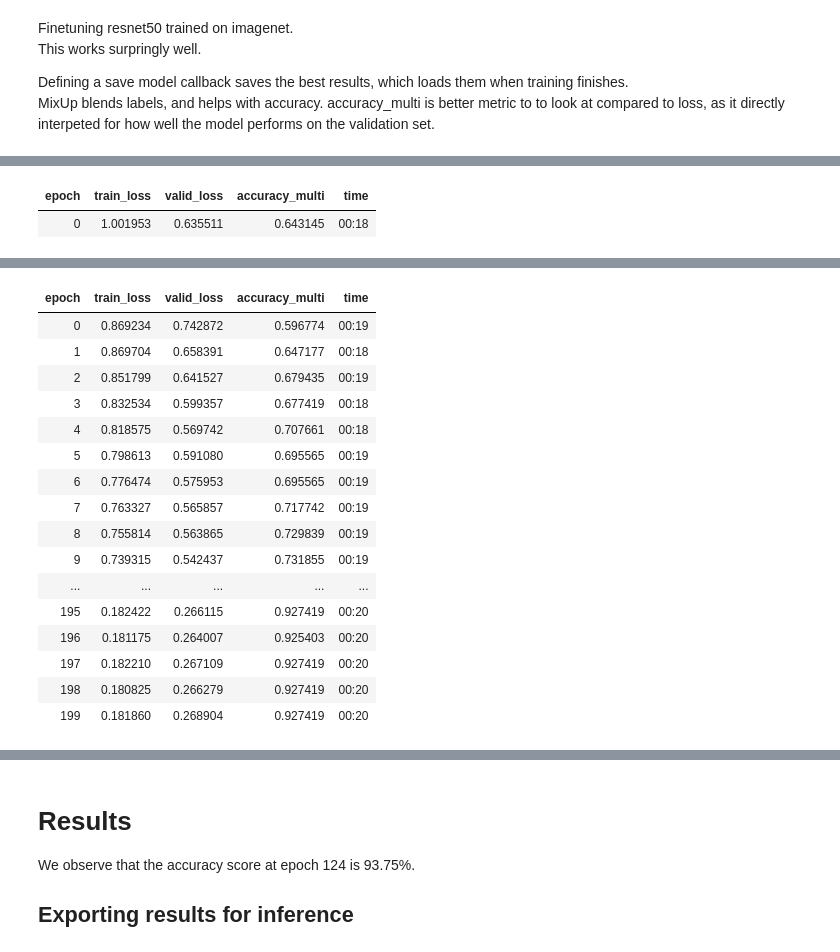
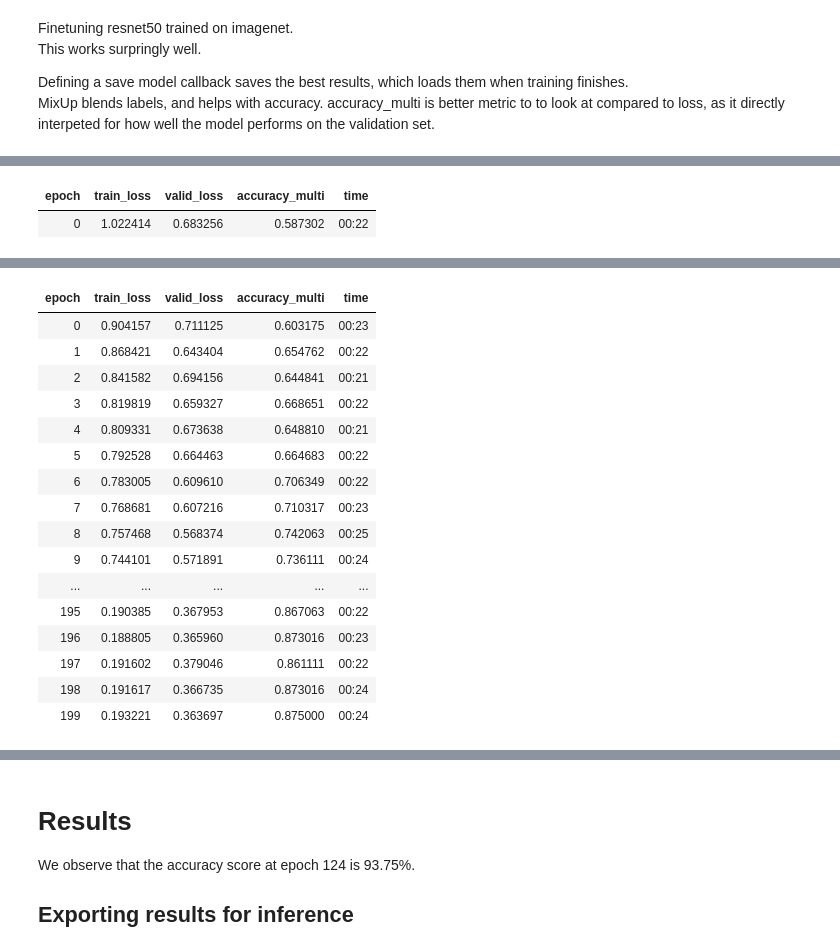
Before and after one commit to voibit/DAT255, a Jupyter notebook: DeepShip/1. deepship_3ch.ipynb, the cells around one changed output, grey strips where cells are left out. Drawn from its saved outputs; the diff is of its cells as text; code cells hidden in the pictures.

```diff
--- a/DeepShip/1. deepship_3ch.ipynb
+++ b/DeepShip/1. deepship_3ch.ipynb
@@ -221,0 +237,3 @@ def get_wavs(p : Path) :
+# %%
+def num_samples(p : Path):
+    return torchaudio.info(p).num_frames
@@ -222,3 +253,6 @@ def get_wavs(p : Path) :
+# %%
+wgts = [num_samples(fns[idx]) if PurePath(fns[idx]).parent.name != 'Noise' else num_samples(fns[idx])*2 for idx in train]
+wgts = np.divide(wgts, sum(wgts))
 # %% [markdown]
 ## Dataloaders
 MultiCategorty is used so we can train with noise.
@@ -244,5 +278,5 @@ A better way would have been to put the transformation from samples to spectrogr
 In this notebook i have used the midlevel fastapi for the transforms, however it is posible to dive down in pytorch model,
 as I have done in the tensorflow notebook under the Experiments folder.
 # %%
-dls = db.dataloaders(path, bs=32, num_workers=0)
+dls = db.dataloaders(path, bs=32, num_workers=0, dl_type=WeightedDL, wgts=wgts)
 # %%
@@ -266,7 +308,7 @@ Defining a save model callback saves the best results, which loads them when tra
 MixUp blends labels, and helps with accuracy.
 accuracy_multi is better metric to to look at compared to loss, as it directly interpeted for how well the model performs on the validation set.
 # %%
-learn = cnn_learner(dls, resnet50,  n_in=3, pretrained=True,
+learn = vision_learner(dls, resnet50,  n_in=3, pretrained=True,
                     loss_func=BCEWithLogitsLossFlat(),
                     metrics=[accuracy_multi]).to_fp16()
 # %%
@@ -277,6 +319,6 @@ lr = learn.lr_find()
 # %%
 cbs = [SaveModelCallback(fname='stft_lf',monitor='accuracy_multi'), MixUp()]
-learn.fine_tune(200, lr.valley, cbs=cbs)
+learn.fine_tune(200, lr.valley, cbs=cbs, wd=0.01)
 # %% [output]
 | epoch | train_loss | valid_loss | accuracy_multi | time |
-| 0 | 1.001953 | 0.635511 | 0.643145 | 00:18 |
+| 0 | 1.022414 | 0.683256 | 0.587302 | 00:22 |
@@ -284,17 +326,17 @@ Better model found at epoch 0 with accuracy_multi value: 0.6431451439857483.
 | epoch | train_loss | valid_loss | accuracy_multi | time |
-| 0 | 0.869234 | 0.742872 | 0.596774 | 00:19 |
-| 1 | 0.869704 | 0.658391 | 0.647177 | 00:18 |
-| 2 | 0.851799 | 0.641527 | 0.679435 | 00:19 |
-| 3 | 0.832534 | 0.599357 | 0.677419 | 00:18 |
-| 4 | 0.818575 | 0.569742 | 0.707661 | 00:18 |
-| 5 | 0.798613 | 0.591080 | 0.695565 | 00:19 |
-| 6 | 0.776474 | 0.575953 | 0.695565 | 00:19 |
-| 7 | 0.763327 | 0.565857 | 0.717742 | 00:19 |
-| 8 | 0.755814 | 0.563865 | 0.729839 | 00:19 |
-| 9 | 0.739315 | 0.542437 | 0.731855 | 00:19 |
+| 0 | 0.904157 | 0.711125 | 0.603175 | 00:23 |
+| 1 | 0.868421 | 0.643404 | 0.654762 | 00:22 |
+| 2 | 0.841582 | 0.694156 | 0.644841 | 00:21 |
+| 3 | 0.819819 | 0.659327 | 0.668651 | 00:22 |
+| 4 | 0.809331 | 0.673638 | 0.648810 | 00:21 |
+| 5 | 0.792528 | 0.664463 | 0.664683 | 00:22 |
+| 6 | 0.783005 | 0.609610 | 0.706349 | 00:22 |
+| 7 | 0.768681 | 0.607216 | 0.710317 | 00:23 |
+| 8 | 0.757468 | 0.568374 | 0.742063 | 00:25 |
+| 9 | 0.744101 | 0.571891 | 0.736111 | 00:24 |
 | ... | ... | ... | ... | ... |
-| 195 | 0.182422 | 0.266115 | 0.927419 | 00:20 |
-| 196 | 0.181175 | 0.264007 | 0.925403 | 00:20 |
-| 197 | 0.182210 | 0.267109 | 0.927419 | 00:20 |
-| 198 | 0.180825 | 0.266279 | 0.927419 | 00:20 |
-| 199 | 0.181860 | 0.268904 | 0.927419 | 00:20 |
+| 195 | 0.190385 | 0.367953 | 0.867063 | 00:22 |
+| 196 | 0.188805 | 0.365960 | 0.873016 | 00:23 |
+| 197 | 0.191602 | 0.379046 | 0.861111 | 00:22 |
+| 198 | 0.191617 | 0.366735 | 0.873016 | 00:24 |
+| 199 | 0.193221 | 0.363697 | 0.875000 | 00:24 |
```
Also changed, not shown: parts of 18 cells of this notebook, 6 other files.
